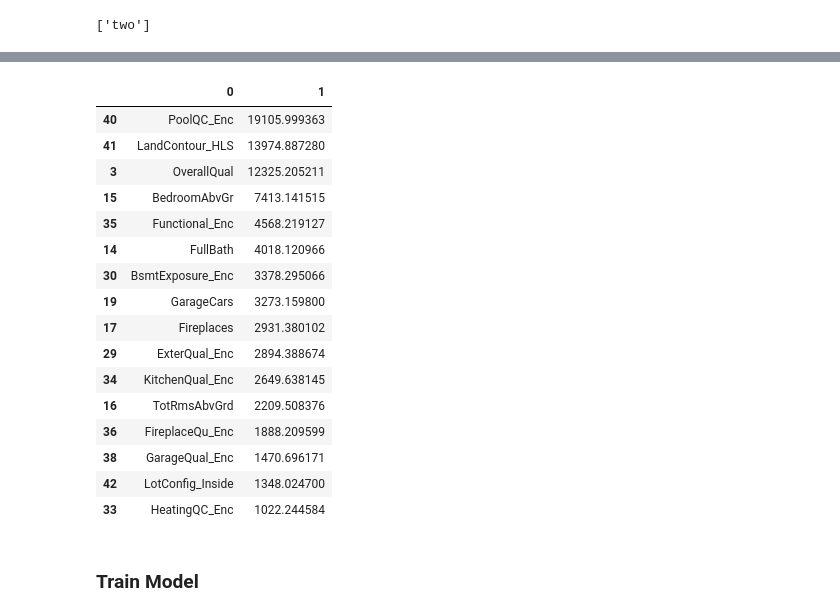
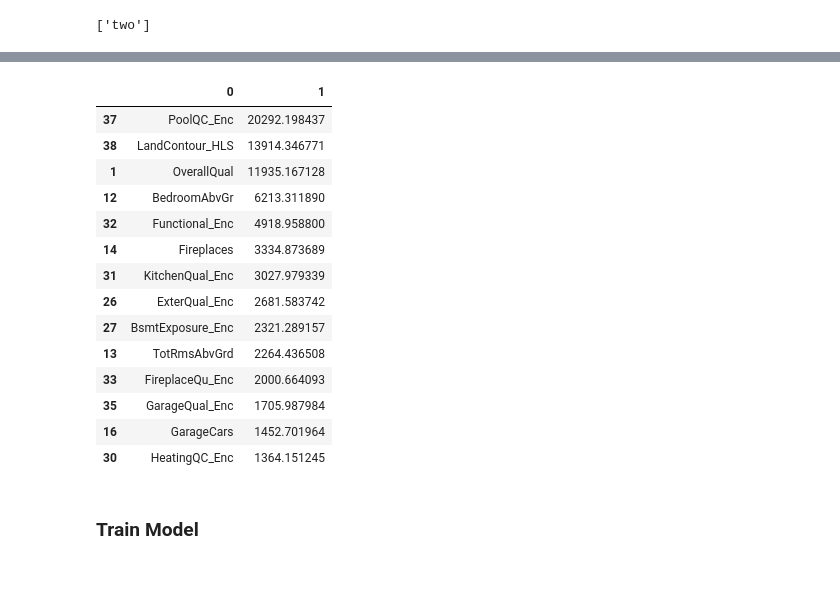
Before and after one commit to SwetaPrabh/Housing_Data_Analysis, a Jupyter notebook: HADAR - Dashboard Model.ipynb, the cells around one changed output, grey strips where cells are left out. Saved outputs shown, nothing was run; the diff lists cells and outputs as text; code cells hidden in the pictures; blank space fills up the shorter version.

```diff
--- a/HADAR - Dashboard Model.ipynb
+++ b/HADAR - Dashboard Model.ipynb
@@ -14,7 +14,7 @@ from sklearn.model_selection import GridSearchCV, train_test_split
 # %%
 data = pd.read_csv('HADAR - encoded.csv')
 # %%
-features = data.drop(columns='SalePrice')
+features = data.drop(columns=['SalePrice','MSSubClass','GrLivArea'])
 target = data.SalePrice
 # %%
 X_train, X_test, y_train, y_test = train_test_split(features, target, test_size=.2, random_state=0)
@@ -26,15 +26,15 @@ X_train.shape
 ### Feature Selection
 # %%
 clv = Lasso(random_state=0).fit(X_train, y_train)
-# search = GridSearchCV(Lasso(random_state=0, tol=.1),
-#                       {'alpha': np.arange(0.01,1000,1)},
-#                      cv=5,
-#         scoring='neg_mean_squared_error'
-#                      )
-# search.fit(X_train, y_train)
-# search.best_params_
+search = GridSearchCV(Lasso(random_state=0, tol=.1),
+                      {'alpha': np.arange(0.01,1000,1)},
+                     cv=5,
+        scoring='neg_mean_squared_error'
+                     )
+search.fit(X_train, y_train)
+search.best_params_
 
-# pickle.dump(search, open('flask_fsgs.sav', 'wb'))
+pickle.dump(search, open('flask_fsgs.sav', 'wb'))
 search = pickle.load(open('flask_fsgs.sav', 'rb'))
 search.best_params_
 
@@ -110,9 +110,7 @@ strings_with_substring
 #     for item in dummies:
 #         keep_feat_new = [value for value in keep_feat if item not in value]
 # keep_feat.size
-keep_feat_new = ['GrLivArea',
-                 'MSSubClass',
-                 'LotArea',
+keep_feat_new = ['LotArea',
                  'OverallQual',
                  'YearBuilt',
                  'YearRemodAdd',
@@ -124,7 +122,6 @@ keep_feat_new = ['GrLivArea',
                  '1stFlrSF',
                  '2ndFlrSF',
                  'LowQualFinSF',
-                 'FullBath',
                  'BedroomAbvGr',
                  'TotRmsAbvGrd',
                  'Fireplaces',
@@ -141,8 +138,7 @@ keep_feat_new = ['GrLivArea',
  'GarageQual_Enc',
  'PavedDrive_Enc',
  'PoolQC_Enc',
- 'LandContour_HLS',
- 'LotConfig_Inside']
+ 'LandContour_HLS']
 # %%
 X2 = X[keep_feat_new]
 X2
@@ -163,44 +159,42 @@ X2
 # %%
 ### lasso round 2 with no dummy data
-# clv = Lasso(random_state=0).fit(X2, y_train)
-# search = GridSearchCV(Lasso(random_state=0, tol=.01),
-#                       {'alpha': np.arange(0.01,1000,1)},
-#                      cv=5,
-#         scoring='neg_mean_squared_error'
-#                      )
-# search.fit(X2, y_train)
-# search.best_params_
+clv = Lasso(random_state=0).fit(X2, y_train)
+search = GridSearchCV(Lasso(random_state=0, tol=.01),
+                      {'alpha': np.arange(0.01,1000,1)},
+                     cv=5,
+        scoring='neg_mean_squared_error'
+                     )
+search.fit(X2, y_train)
+search.best_params_
 
-# pickle.dump(search, open('flask_fsgs2.sav', 'wb'))
+pickle.dump(search, open('flask_fsgs2.sav', 'wb'))
 search = pickle.load(open('flask_fsgs2.sav', 'rb'))
 search.best_params_
 
 coefficients = search.best_estimator_.coef_
 importance = np.abs(coefficients)
 features = X2.columns
 keep_feat = np.array(features)[importance > 0]
 
 df_imp = pd.DataFrame(zip(keep_feat,importance)).sort_values(1, ascending = False)
 df_imp = df_imp.loc[df_imp[1]>1000]
 df_imp
 # %% [output]
 |  | 0 | 1 |
-| 40 | PoolQC_Enc | 19105.999363 |
-| 41 | LandContour_HLS | 13974.887280 |
-| 3 | OverallQual | 12325.205211 |
-| 15 | BedroomAbvGr | 7413.141515 |
-| 35 | Functional_Enc | 4568.219127 |
-| 14 | FullBath | 4018.120966 |
-| 30 | BsmtExposure_Enc | 3378.295066 |
-| 19 | GarageCars | 3273.159800 |
-| 17 | Fireplaces | 2931.380102 |
-| 29 | ExterQual_Enc | 2894.388674 |
-| 34 | KitchenQual_Enc | 2649.638145 |
-| 16 | TotRmsAbvGrd | 2209.508376 |
-| 36 | FireplaceQu_Enc | 1888.209599 |
-| 38 | GarageQual_Enc | 1470.696171 |
-| 42 | LotConfig_Inside | 1348.024700 |
-| 33 | HeatingQC_Enc | 1022.244584 |
+| 37 | PoolQC_Enc | 20292.198437 |
+| 38 | LandContour_HLS | 13914.346771 |
+| 1 | OverallQual | 11935.167128 |
+| 12 | BedroomAbvGr | 6213.311890 |
+| 32 | Functional_Enc | 4918.958800 |
+| 14 | Fireplaces | 3334.873689 |
+| 31 | KitchenQual_Enc | 3027.979339 |
+| 26 | ExterQual_Enc | 2681.583742 |
+| 27 | BsmtExposure_Enc | 2321.289157 |
+| 13 | TotRmsAbvGrd | 2264.436508 |
+| 33 | FireplaceQu_Enc | 2000.664093 |
+| 35 | GarageQual_Enc | 1705.987984 |
+| 16 | GarageCars | 1452.701964 |
+| 30 | HeatingQC_Enc | 1364.151245 |
 # %%
 ######## 16 feature test --> 76.754% best accuracy  #############
 
```
Also changed, not shown: parts of 15 cells of this notebook, 7 other files.
